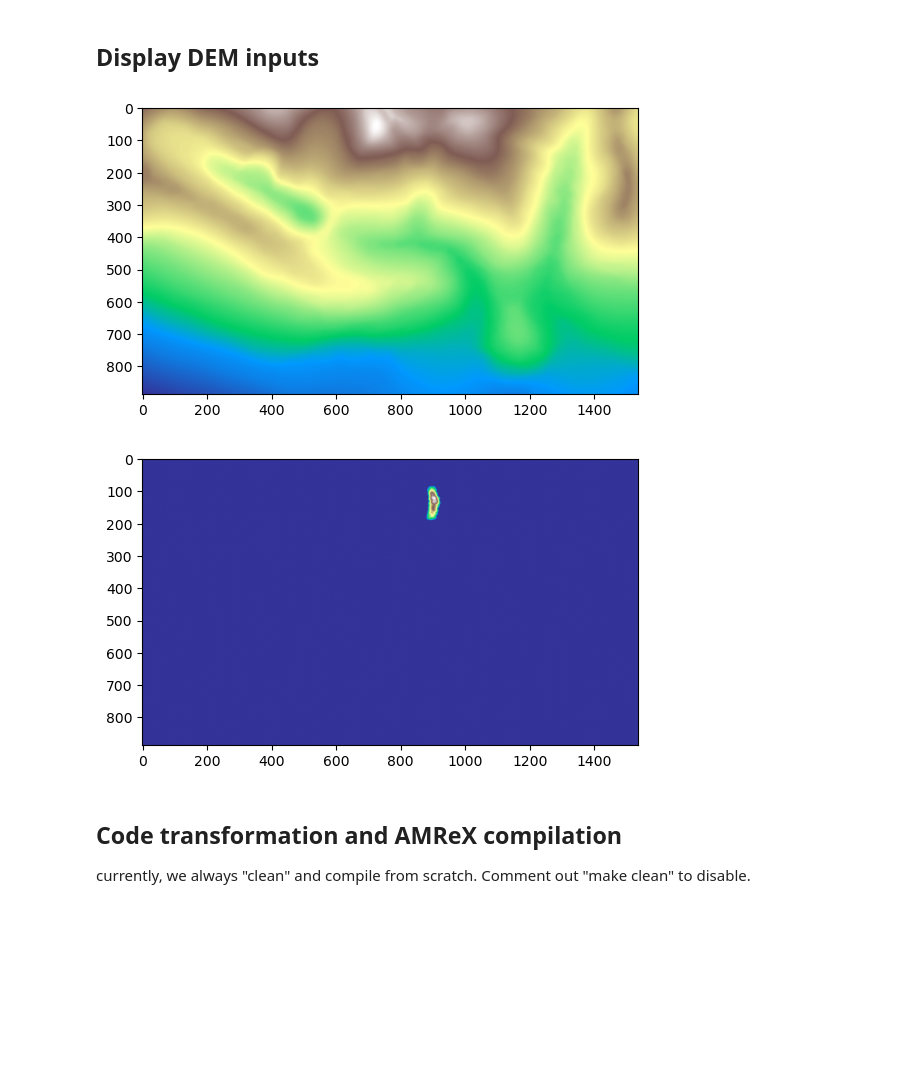
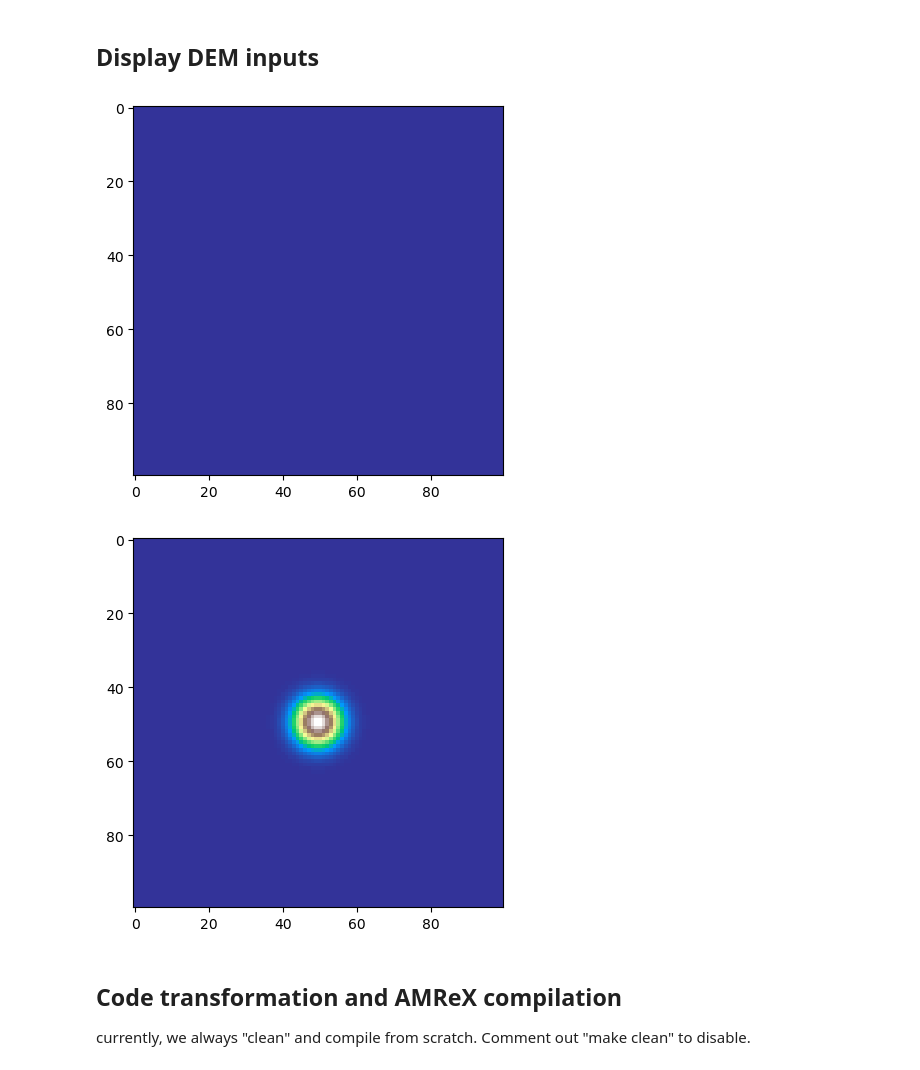
Before and after one commit to mbd-rwth/Zoomy, a Jupyter notebook: web/tutorials/amrex/from_DEM.ipynb, the cells around one changed output. Cells and saved outputs as stored; diff of their text form; code cells hidden in the pictures; blank space fills up the shorter version.

```diff
--- a/web/tutorials/amrex/from_DEM.ipynb
+++ b/web/tutorials/amrex/from_DEM.ipynb
@@ -102,21 +104,22 @@ $\displaystyle \left[ \left[\begin{matrix}0 & 0 & 0 & 0 & 0 & 0 & 0 & 0\\0 & 0 &
 # %% [markdown]
 ## Display DEM inputs
 # %%
-from rasterio.plot import show
 main_dir = os.getenv("ZOOMY_DIR")
+# dem_path = os.path.join(main_dir, 'data/ca_elev.tif')
+# ic_water_path = os.path.join(main_dir, 'data/ca_debrisflow.tif')
 
-dem_path = os.path.join(main_dir, 'data/ca_elev.tif')
-with rasterio.open(dem_path) as dem:
-    elevation = dem.read(1, masked=True)  # handles nodata
-    show(elevation, cmap="terrain")
 
-ic_water_path = os.path.join(main_dir, 'data/ca_debrisflow.tif')
-with rasterio.open(ic_water_path) as dem:
-    elevation = dem.read(1, masked=True)  # handles nodata
-    show(elevation, cmap="terrain")
+dem_path = os.path.join(main_dir, 'data/evel_artificial.tif')
+ic_water_path = os.path.join(main_dir, 'data/release_artificial.tif')
+
+create_artificial_raster(lambda x, y: np.exp((-x**2-y**2)*0.03)+1, (-50, 50, -50, 50), 1, ic_water_path)
+create_artificial_raster(lambda x, y: 0.* x**2, (-50, 50, -50, 50), 1, dem_path)
+
+show_raster(dem_path)
+show_raster(ic_water_path)
 # %% [output]
-[figure, old version]
+[figure, new version]
-[figure, old version]
+[figure, new version]
 # %% [markdown]
 ## Code transformation and AMReX compilation
 
```
Also changed, not shown: parts of 9 cells of this notebook, 10 other files.
